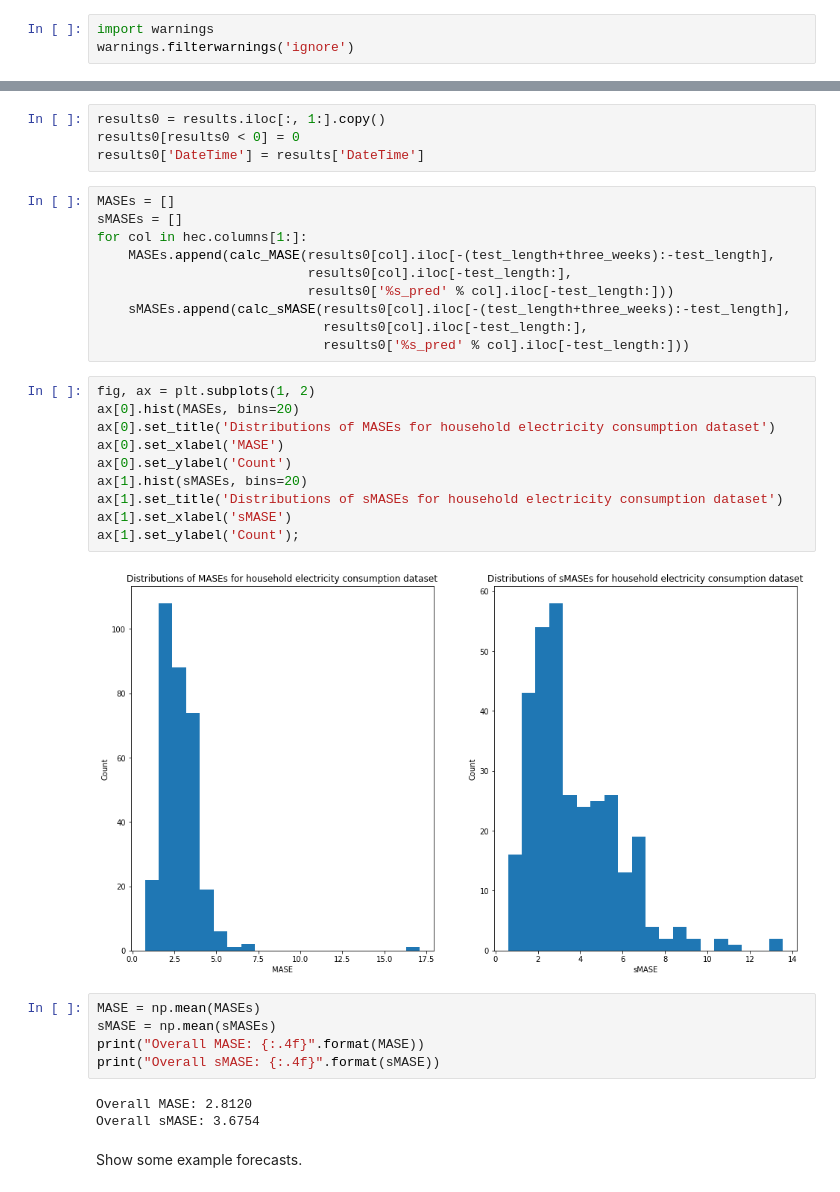
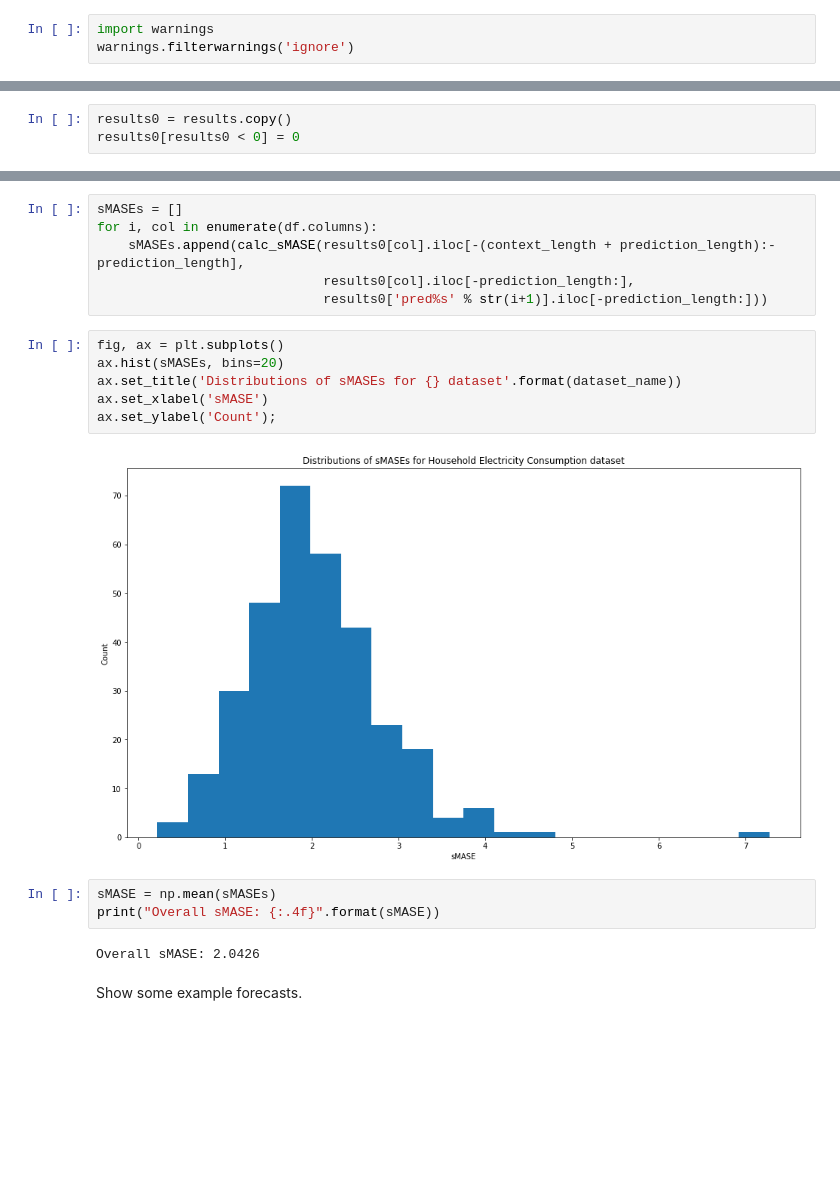
Before and after one commit to AidanCooper/forecasting, a Jupyter notebook: ARIMA/household-electricity-consumption.ipynb, the cells around one changed output, grey strips where cells are left out. Cells and saved outputs as stored; diff of their text form; blank space fills up the shorter version.

```diff
--- a/ARIMA/household-electricity-consumption.ipynb
+++ b/ARIMA/household-electricity-consumption.ipynb
@@ -263 +261,4 @@ Finished! Total run time: 78.3 minutes.
+# %%
+results0 = results.copy()
+results0[results0 < 0] = 0
 # %%
@@ -272,36 +274,21 @@ results.head()
-# %%
-results0 = results.iloc[:, 1:].copy()
-results0[results0 < 0] = 0
-results0['DateTime'] = results['DateTime']
-# %%
-MASEs = []
-sMASEs = []
-for col in hec.columns[1:]:
-    MASEs.append(calc_MASE(results0[col].iloc[-(test_length+three_weeks):-test_length],
-                           results0[col].iloc[-test_length:],
-                           results0['%s_pred' % col].iloc[-test_length:]))
-    sMASEs.append(calc_sMASE(results0[col].iloc[-(test_length+three_weeks):-test_length],
-                             results0[col].iloc[-test_length:],
-                             results0['%s_pred' % col].iloc[-test_length:]))
+# %%
+sMASEs = []
+for i, col in enumerate(df.columns):
+    sMASEs.append(calc_sMASE(results0[col].iloc[-(context_length + prediction_length):-prediction_length],
+                             results0[col].iloc[-prediction_length:],
+                             results0['pred%s' % str(i+1)].iloc[-prediction_length:]))
 # %%
-fig, ax = plt.subplots(1, 2)
-ax[0].hist(MASEs, bins=20)
-ax[0].set_title('Distributions of MASEs for household electricity consumption dataset')
-ax[0].set_xlabel('MASE')
-ax[0].set_ylabel('Count')
-ax[1].hist(sMASEs, bins=20)
-ax[1].set_title('Distributions of sMASEs for household electricity consumption dataset')
-ax[1].set_xlabel('sMASE')
-ax[1].set_ylabel('Count');
+fig, ax = plt.subplots()
+ax.hist(sMASEs, bins=20)
+ax.set_title('Distributions of sMASEs for {} dataset'.format(dataset_name))
+ax.set_xlabel('sMASE')
+ax.set_ylabel('Count');
 # %% [output]
-[figure, old version]
+[figure, new version]
 # %%
-MASE = np.mean(MASEs)
 sMASE = np.mean(sMASEs)
-print("Overall MASE: {:.4f}".format(MASE))
 print("Overall sMASE: {:.4f}".format(sMASE))
 # %% [output]
-Overall MASE: 2.8120
-Overall sMASE: 3.6754
+Overall sMASE: 2.0426
 # %% [markdown]
 Show some example forecasts.
```
Also changed, not shown: parts of 29 cells of this notebook, 11 other files.
